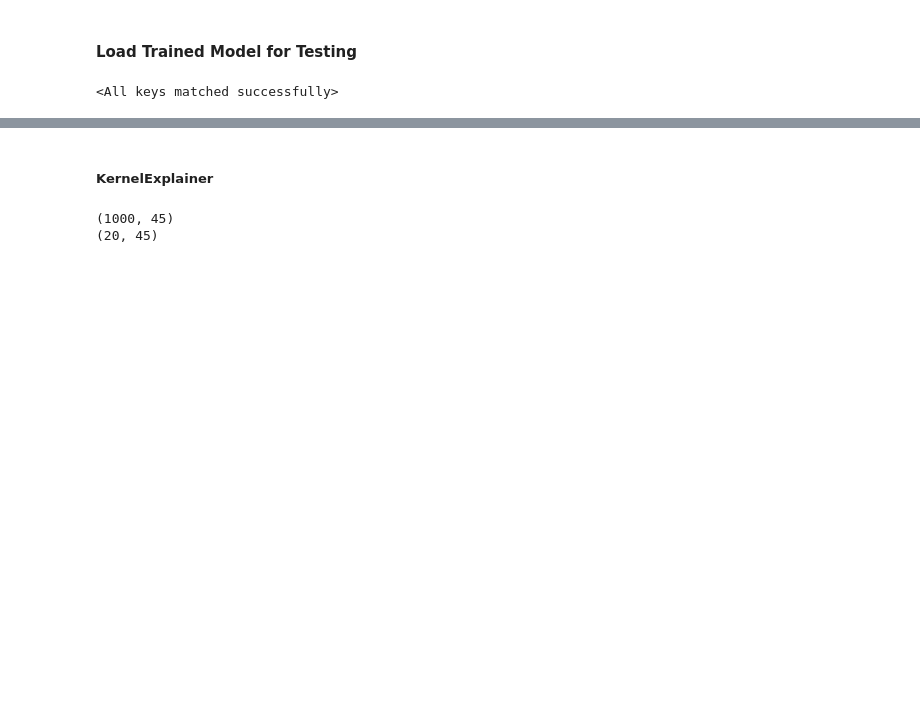
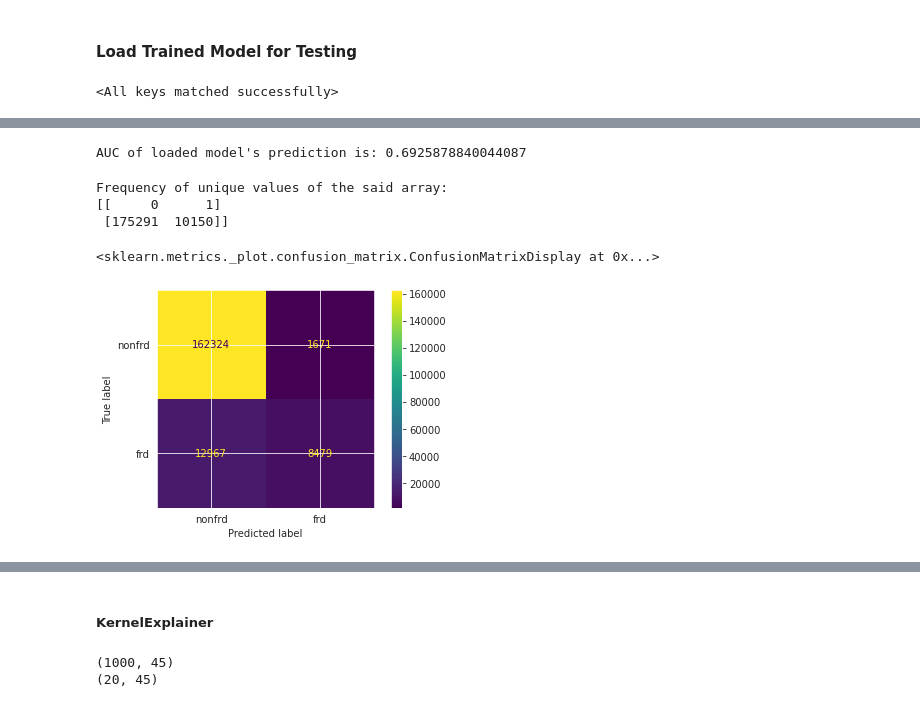
Before and after one commit to ivivan/FraudTransformer, a Jupyter notebook: Attention_Test.ipynb, the cells around one changed output, grey strips where cells are left out. Cells and saved outputs as stored; diff of their text form; code cells hidden in the pictures; blank space fills up the shorter version.

```diff
--- a/Attention_Test.ipynb
+++ b/Attention_Test.ipynb
@@ -379,7 +440,7 @@ Validation loss decreased (0.246401 --> 0.245634).  Saving model ...
 # %%
 ####### load and evaluate ####################
 
-model.load_state_dict(torch.load('checkpoints/Attention_Test.pt'))
+model.load_state_dict(torch.load('checkpoints/Attention_Test.pt',map_location=torch.device('cpu')))
 # %% [output]
 <All keys matched successfully>
 # %%
@@ -406,7 +467,7 @@ TabTransformer(
 test_dl = DataLoader(test_ds, batch_size=10,
                       shuffle=False, drop_last=False, num_workers=0)
 # %%
-pred = predict_prob(model, test_dl, device=device)
+pred,pred_tensor = predict_prob(model, test_dl, device=device)
 # %%
 # eval with loaded model
 
@@ -415,0 +499,28 @@ AUC of loaded model's prediction is: 0.8840754439994097
+# %%
+pred_labels_prob = []
+for i in pred_tensor:
+    pred_label = torch.round(i).cpu().numpy()
+    pred_labels_prob.append(pred_label)
+# %%
+pred_labels = [round(a.squeeze().tolist()) for a in pred_labels_prob]
+# %%
+# eval with loaded model
+
+print(f"AUC of loaded model's prediction is: {roc_auc_score(y_test, pred_labels)}")
+# %% [output]
+AUC of loaded model's prediction is: 0.6925878840044087
+# %%
+unique_elements, counts_elements = np.unique(pred_labels, return_counts=True)
+print("Frequency of unique values of the said array:")
+print(np.asarray((unique_elements, counts_elements)))
+# %% [output]
+Frequency of unique values of the said array:
+[[     0      1]
+ [175291  10150]]
+# %%
+cm = confusion_matrix(y_test, pred_labels)
+cmd = ConfusionMatrixDisplay(cm, display_labels=['nonfrd','frd'])
+cmd.plot()
+# %% [output]
+<sklearn.metrics._plot.confusion_matrix.ConfusionMatrixDisplay at 0x...>
+[figure, added]
```
Also changed, not shown: parts of 41 cells of this notebook, 1 other file.
